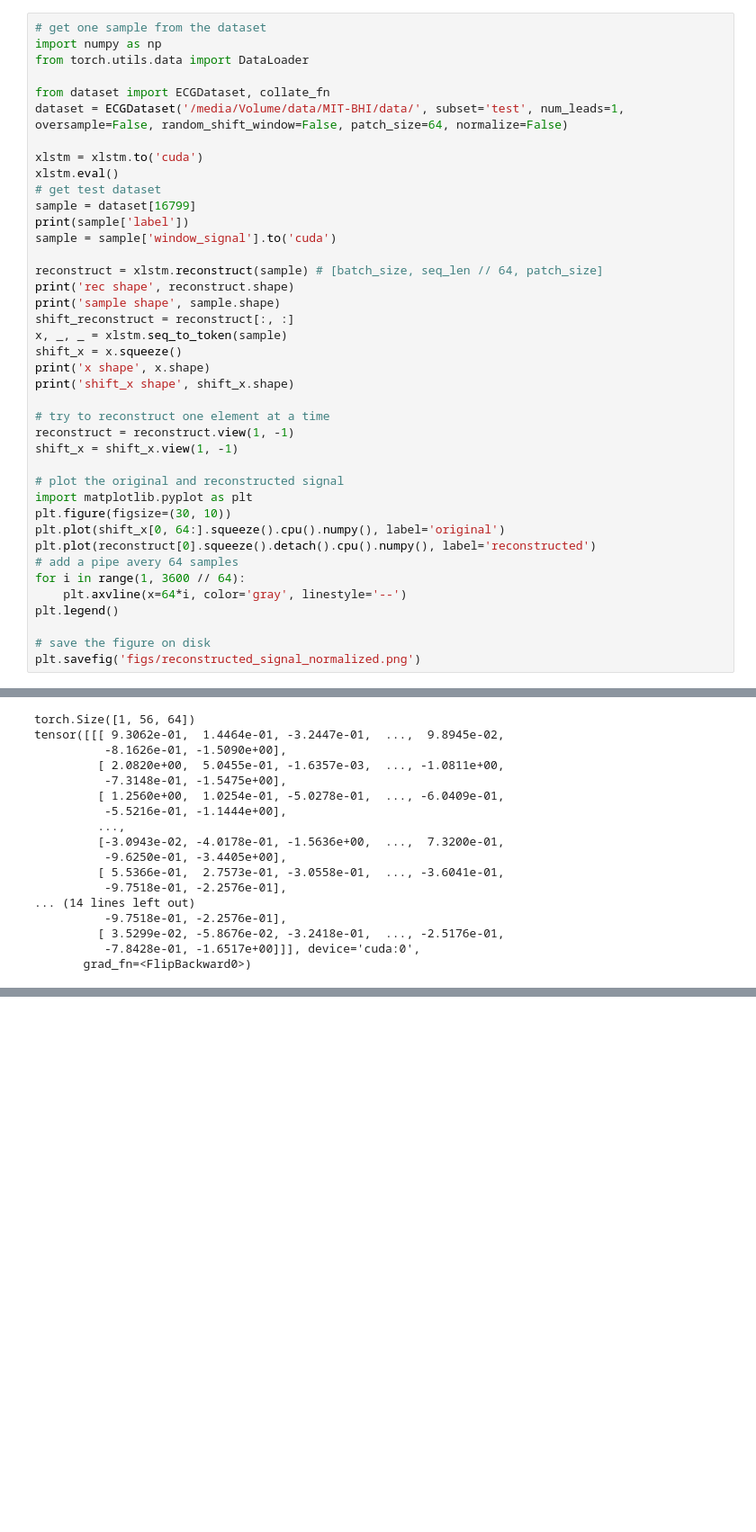
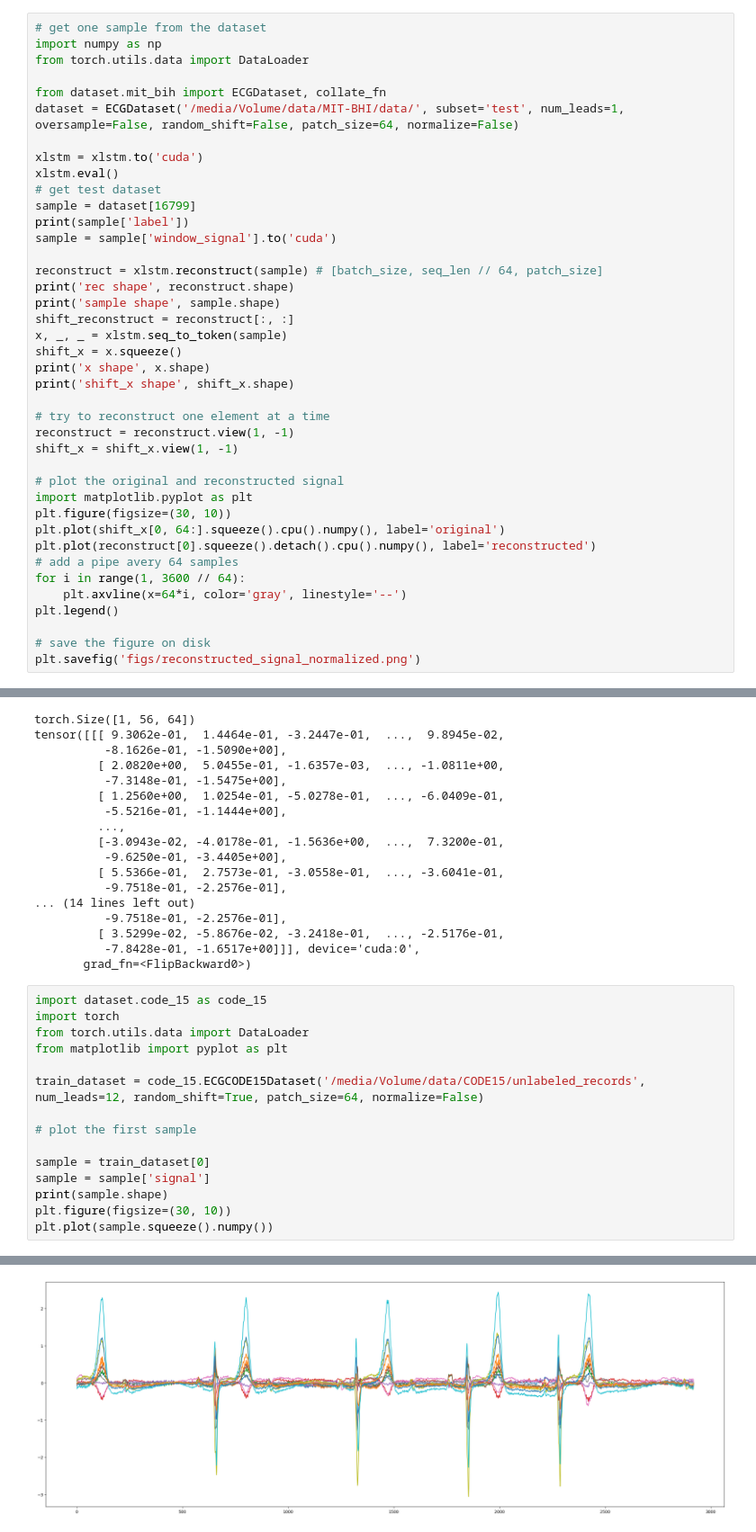
Before and after one commit to luna97/MIT-BIH_ecg_arrhytmia, a Jupyter notebook: test.ipynb, the cells around one changed output, grey strips where cells are left out. Shown at 90% size. Saved outputs shown, nothing was run; the diff lists cells and outputs as text; blank space fills up the shorter version.

```diff
--- a/test.ipynb
+++ b/test.ipynb
@@ -94,8 +97,8 @@ Loading extension module slstm_HS64BS8NH4NS4DBfDRbDWbDGbDSbDAfNG4SA1GRCV0GRC0d0F
 import numpy as np
 from torch.utils.data import DataLoader
 
-from dataset import ECGDataset, collate_fn
-dataset = ECGDataset('/media/Volume/data/MIT-BHI/data/', subset='test', num_leads=1, oversample=False, random_shift_window=False, patch_size=64, normalize=False)
+from dataset.mit_bih import ECGDataset, collate_fn
+dataset = ECGDataset('/media/Volume/data/MIT-BHI/data/', subset='test', num_leads=1, oversample=False, random_shift=False, patch_size=64, normalize=False)
 
 xlstm = xlstm.to('cuda')
 xlstm.eval()
@@ -160,3 +163,19 @@ tensor([[[ 9.3062e-01,  1.4464e-01, -3.2447e-01,  ...,  9.8945e-02,
          [ 3.5299e-02, -5.8676e-02, -3.2418e-01,  ..., -2.5176e-01,
           -7.8428e-01, -1.6517e+00]]], device='cuda:0',
        grad_fn=<FlipBackward0>)
+# %%
+import dataset.code_15 as code_15
+import torch
+from torch.utils.data import DataLoader
+from matplotlib import pyplot as plt
+
+train_dataset = code_15.ECGCODE15Dataset('/media/Volume/data/CODE15/unlabeled_records', num_leads=12, random_shift=True, patch_size=64, normalize=False)
+
+# plot the first sample
+
+sample = train_dataset[0]
+sample = sample['signal']
+print(sample.shape)
+plt.figure(figsize=(30, 10))
+plt.plot(sample.squeeze().numpy())
+# %% [output]
@@ -162,0 +198 @@ tensor([[[ 9.3062e-01,  1.4464e-01, -3.2447e-01,  ...,  9.8945e-02,
+[figure, added]
```
Also changed, not shown: parts of 4 cells of this notebook, 14 other files.
